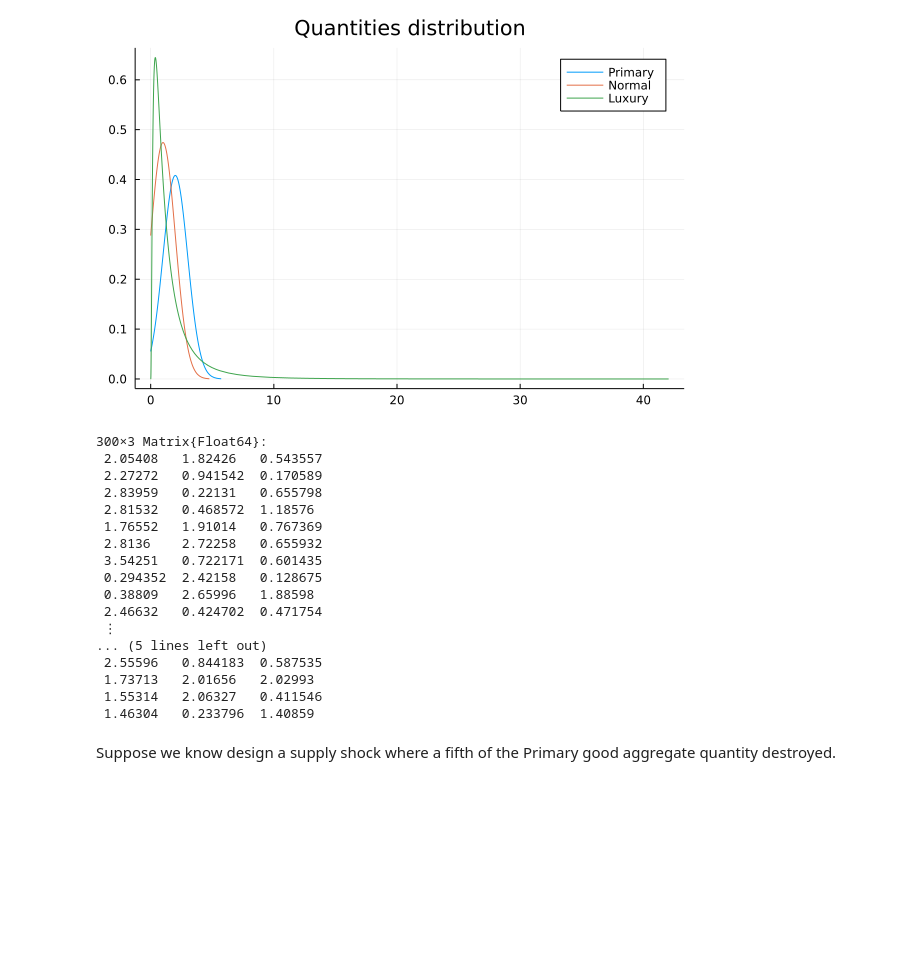
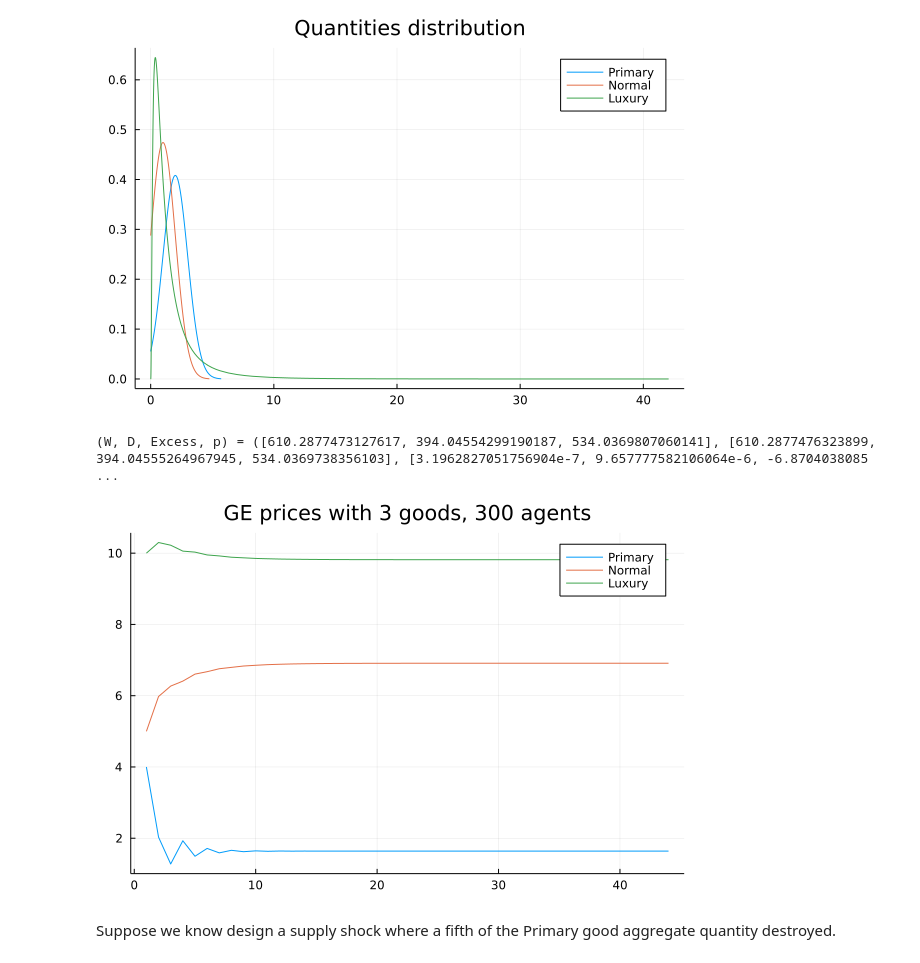
Before and after one commit to antoineding/IIRUHH_master, a Jupyter notebook: src/treatingexcess.ipynb, the cells around one changed output. Cells and saved outputs as stored; diff of their text form; code cells hidden in the pictures; blank space fills up the shorter version.

Commit message:
while loop and faster

```diff
--- a/src/treatingexcess.ipynb
+++ b/src/treatingexcess.ipynb
@@ -93,83 +93,70 @@ savefig(qdist, "q_dist.png") # save the most recent fig as filename_string (such
 qdist
 # %% [output]
 [figure]
-# %%
-#leading to a Expenditure vector evaluated by a distribution of good
-p=[4.0, 5.0, 10.0]
-Exp=[]
-
-for j=1:na
-    G[j,1]=rand(D_P)
-    G[j,2]=rand(D_N)
-    G[j,3]=rand(D_L)
-end
-
-G
-# %% [output]
-300×3 Matrix{Float64}:
- 2.05408   1.82426   0.543557
- 2.27272   0.941542  0.170589
- 2.83959   0.22131   0.655798
- 2.81532   0.468572  1.18576
- 1.76552   1.91014   0.767369
- 2.8136    2.72258   0.655932
- 3.54251   0.722171  0.601435
- 0.294352  2.42158   0.128675
- 0.38809   2.65996   1.88598
- 2.46632   0.424702  0.471754
- ⋮
-... (5 lines left out)
- 2.55596   0.844183  0.587535
- 1.73713   2.01656   2.02993
- 1.55314   2.06327   0.411546
- 1.46304   0.233796  1.40859
 # %%
 #Initial price level given
 p=[4.0, 5.0, 10.0]
+
+#leading to a Expenditure vector evaluated by a distribution of good
+Exp=[]
+
+for j=1:na
+    G[j,1]=rand(D_P)
+    G[j,2]=rand(D_N)
+    G[j,3]=rand(D_L)
+end
 
 #Vectors and matrixes to store
 W=zeros(ng)             #Endowment
 D=zeros(ng)             #NH Demand
 Excess=zeros(ng)
+pricepath=[]
+
+#iterations
+tol=1e-5
+iter=0
+maxiter=500
 
 #We are looking for a pricepath at the GE.
-pricepath=[]
 #First value for excess,
 #1. if D>W Price increases
 #2. if D<W Price drops
 for i=1:ng
     W[i]=sum(G[j,i] for j=1:na)
     D[i]=sum(NHUtility(G[j,:],p)[i] for j=1:na)
 end
 
 Excess=D-W
 
-@showprogress for j=1:500
-    pricepath=push!(pricepath, [p[1], p[2], p[3]])
-    for i=1:ng
-        p[i]=p[i]+0.001*Excess[i]
-        W[i]=sum(G[j,i] for j=1:na)
-        D[i]=sum(NHUtility(G[j,:],p)[i] for j=1:na)
+for j =1:ng
+    while iter<=maxiter && abs(Excess[j])>tol
+        iter = iter + 1
+        pricepath=push!(pricepath, [p[1], p[2], p[3]])
+        for i=1:ng
+            p[i]=p[i]+0.01*Excess[i]
+            W[i]=sum(G[j,i] for j=1:na)
+            D[i]=sum(NHUtility(G[j,:],p)[i] for j=1:na)
+        end
+        Excess=D-W
     end
-    Excess=D-W
-sleep(0.000000001)
 end
-
-initial_p=[p[1], p[2], p[3]]
 
 @show W,D, Excess, p
 
 pricep=pricepath
 p_p=[]
 p_n=[]
 p_l=[]
 for i=1:length(pricep)
     p_p=push!(p_p, pricep[i][1])
     p_n=push!(p_n, pricep[i][2])
     p_l=push!(p_l, pricep[i][3])
 end
 
-plot([p_p p_n p_l], title="GE prices with 300 agents", label=["Primary" "Normal" "Luxury"])
+plot([p_p p_n p_l], title="GE prices with $ng goods, $na agents", label=["Primary" "Normal" "Luxury"])
+# %% [output]
+(W, D, Excess, p) = ([610.2877473127617, 394.04554299190187, 534.0369807060141], [610.2877476323899, 394.04555264967945, 534.0369738356103], [3.1962827051756904e-7, 9.657777582106064e-6, -6.8704038085 ...
+[figure, added]
 # %% [markdown]
 Suppose we know design a supply shock where a fifth of the Primary good aggregate quantity destroyed.
 # %%
```
Also changed, not shown: parts of 10 cells of this notebook, 3 other files.
